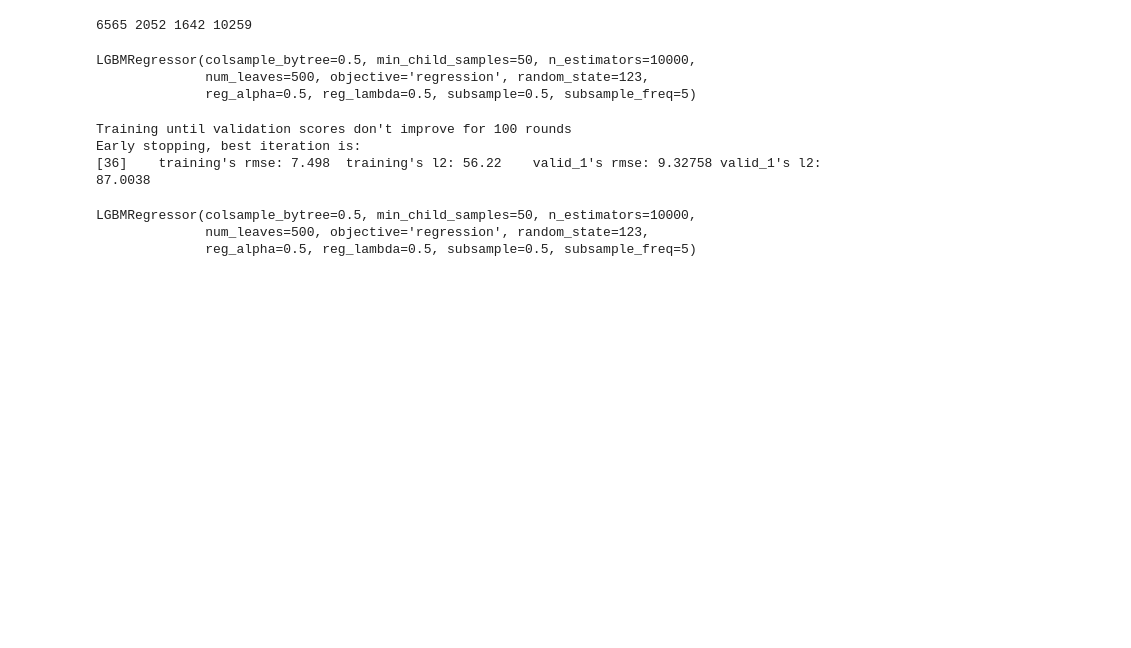
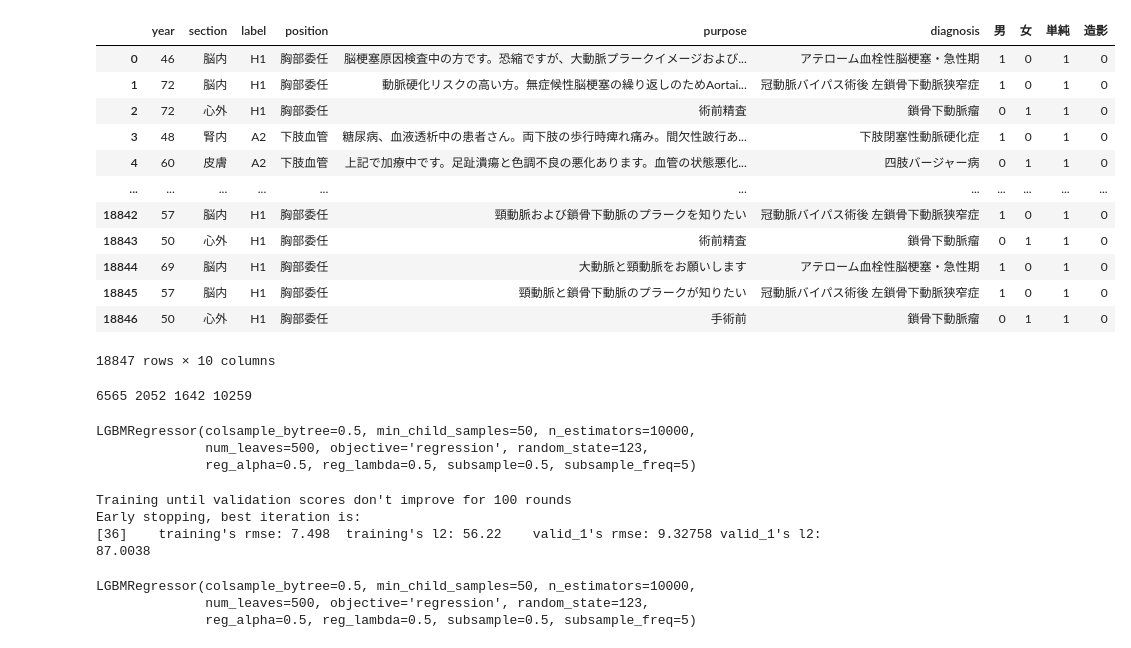
Before and after one commit to mecab-g/MRI, a Jupyter notebook: プロトコール予測/ごみ/dataaugumentaiton.ipynb, the cells around one changed output. Cells and saved outputs as stored; diff of their text form; code cells hidden in the pictures; blank space fills up the shorter version.

```diff
--- a/時間予測（失敗）.ipynb
+++ b/プロトコール予測/ごみ/dataaugumentaiton.ipynb
@@ -28,6 +11,0 @@ df =TrainData("data/exam_data/MRI_20200201_20210201.csv")
-# %%
-import pandas as pd
-#行を全表示（行の数）
-pd.set_option("display.max_rows", len(df))
-#列を全表示（列の数）
-pd.set_option("display.max_columns", len(df))
@@ -47,3 +143,21 @@ df.to_csv("preprosseced_data.csv")
+# %%
+df=pd.read_csv("CorrectedDatanew.csv")
+# %%
+df
+# %% [output]
+|  | year | section | label | position | purpose | diagnosis | 男 | 女 | 単純 | 造影 |
+| 0 | 46 | 脳内 | H1 | 胸部委任 | 脳梗塞原因検査中の方です。恐縮ですが、大動脈プラークイメージおよび... | アテローム血栓性脳梗塞・急性期 | 1 | 0 | 1 | 0 |
+| 1 | 72 | 脳内 | H1 | 胸部委任 | 動脈硬化リスクの高い方。無症候性脳梗塞の繰り返しのためAortai... | 冠動脈バイパス術後 左鎖骨下動脈狭窄症 | 1 | 0 | 1 | 0 |
+| 2 | 72 | 心外 | H1 | 胸部委任 | 術前精査 | 鎖骨下動脈瘤 | 0 | 1 | 1 | 0 |
+| 3 | 48 | 腎内 | A2 | 下肢血管 | 糖尿病、血液透析中の患者さん。両下肢の歩行時痺れ痛み。間欠性跛行あ... | 下肢閉塞性動脈硬化症 | 1 | 0 | 1 | 0 |
+| 4 | 60 | 皮膚 | A2 | 下肢血管 | 上記で加療中です。足趾潰瘍と色調不良の悪化あります。血管の状態悪化... | 四肢バージャー病 | 0 | 1 | 1 | 0 |
+| ... | ... | ... | ... | ... | ... | ... | ... | ... | ... | ... |
+| 18842 | 57 | 脳内 | H1 | 胸部委任 | 頸動脈および鎖骨下動脈のプラークを知りたい | 冠動脈バイパス術後 左鎖骨下動脈狭窄症 | 1 | 0 | 1 | 0 |
+| 18843 | 50 | 心外 | H1 | 胸部委任 | 術前精査 | 鎖骨下動脈瘤 | 0 | 1 | 1 | 0 |
+| 18844 | 69 | 脳内 | H1 | 胸部委任 | 大動脈と頸動脈をお願いします | アテローム血栓性脳梗塞・急性期 | 1 | 0 | 1 | 0 |
+| 18845 | 57 | 脳内 | H1 | 胸部委任 | 頸動脈と鎖骨下動脈のプラークが知りたい | 冠動脈バイパス術後 左鎖骨下動脈狭窄症 | 1 | 0 | 1 | 0 |
+| 18846 | 50 | 心外 | H1 | 胸部委任 | 手術前 | 鎖骨下動脈瘤 | 0 | 1 | 1 | 0 |
+18847 rows × 10 columns
 # %%
 #前処理後データ
 # %%
```
Also changed, not shown: parts of 32 cells of this notebook, 10 other files.
